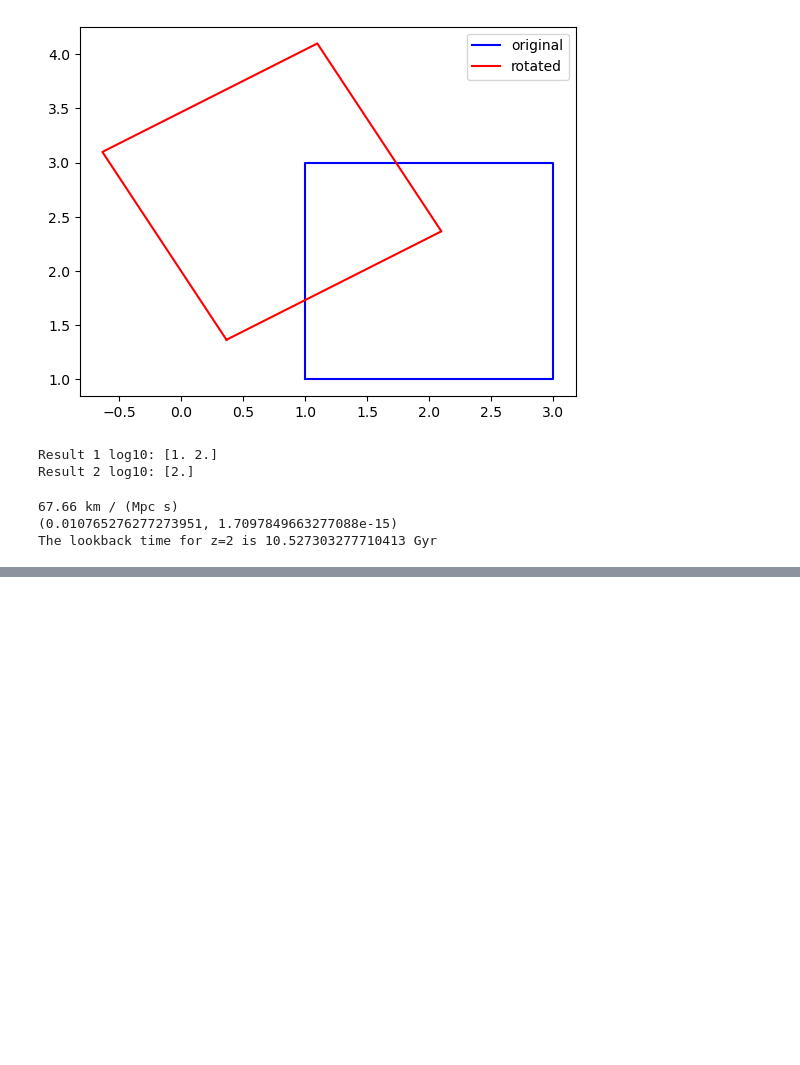
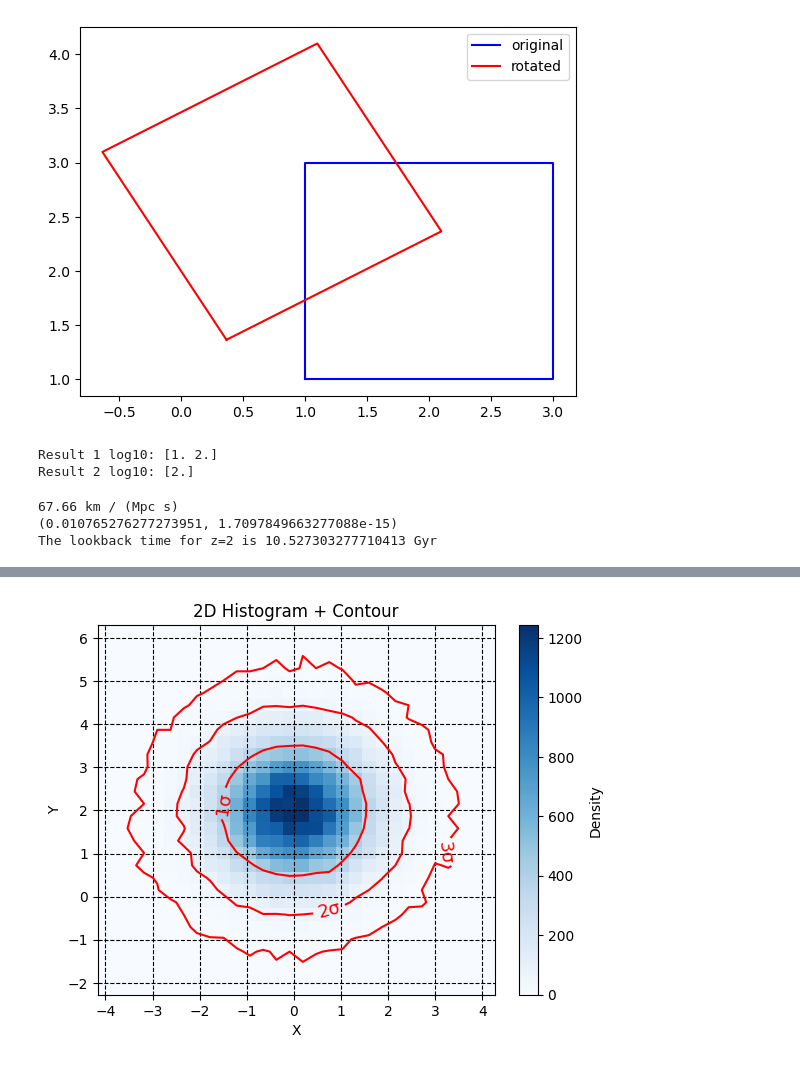
Before and after one commit to Firesapph/PROGNUM-repo, a Jupyter notebook: Task4/sq_s6239145_week4.ipynb, the cells around one changed output, grey strips where cells are left out. Cells and saved outputs as stored; diff of their text form; code cells hidden in the pictures; blank space fills up the shorter version.

```diff
--- a/Task4/sq_s6239145_week4.ipynb
+++ b/Task4/sq_s6239145_week4.ipynb
@@ -286,0 +210,53 @@ plt.show()
+# %%
+import matplotlib.pyplot as plt
+import numpy as np
+
+# Generate data
+X = np.random.normal(0, 1, 100000)
+Y = np.random.normal(2, 1, 100000)
+
+counts, xedges, yedges, img = plt.hist2d(X, Y, bins=30, cmap='Blues')
+
+plt.grid(linestyle='--', color='black')
+plt.xlabel('X')
+plt.ylabel('Y')
+plt.yticks(np.arange(-2, 7, 1))
+plt.title('2D Histogram + Contour')
+plt.colorbar(label='Density')
+
+# Counts / total count
+prob = counts / counts.sum()
+
+# Flatten and sort probabilities
+prob_sorted = np.sort(prob.ravel())[::-1]
+
+# Cumulative probability
+cumsum = np.cumsum(prob_sorted)
+
+# Desired probability levels
+levels_prob = [0.68, 0.95, 0.997]
+
+# Find threshold pixel values
+thresholds = []
+for i in levels_prob:
+    idx = np.searchsorted(cumsum, i)
+    thresholds.append(prob_sorted[idx])
+thresholds = np.sort(thresholds)
+
+# Grid centers
+xcenters = (xedges[:-1] + xedges[1:]) / 2
+ycenters = (yedges[:-1] + yedges[1:]) / 2
+X_grid, Y_grid = np.meshgrid(xcenters, ycenters)
+
+# Plot contours
+contour_set = plt.contour(X_grid, Y_grid, prob.T, levels=thresholds, colors='red', linewidths=1.5
+)
+
+
+labels = ['3σ', '2σ', '1σ']
+plt.clabel(contour_set, fmt={level: label for level, label in zip(thresholds, labels)},
+           inline=True, fontsize=13, colors='red')
+
+plt.show()
+# %% [output]
+[figure, added]
```
Also changed, not shown: parts of 6 cells of this notebook, 3 other files.
